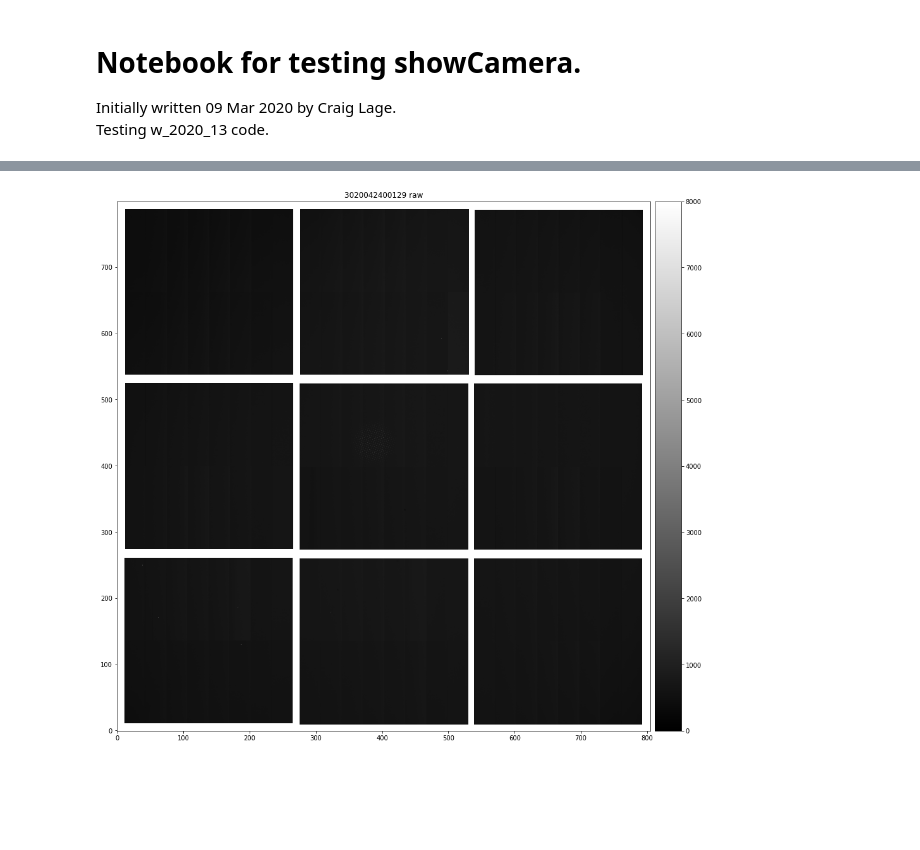
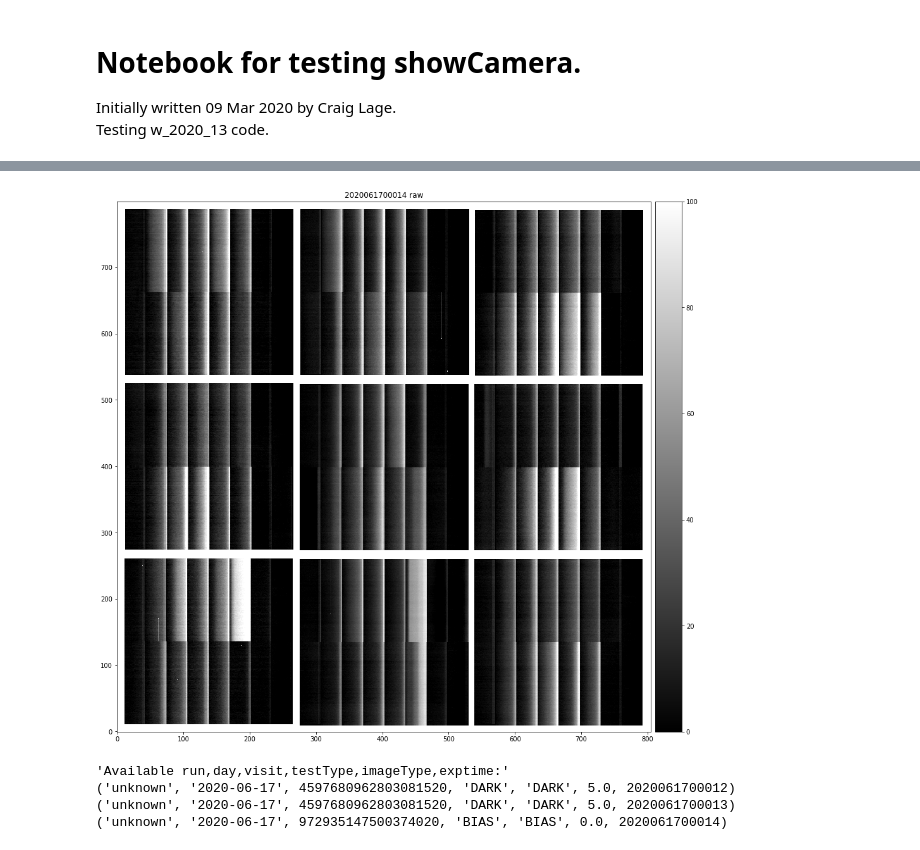
Before and after one commit to bstalder/notebooks, a Jupyter notebook: eotesting/Test_showCamera_w_2020_13_04Apr20.ipynb, the cells around one changed output, grey strips where cells are left out. Drawn from its saved outputs; the diff is of its cells as text; code cells hidden in the pictures; blank space fills up the shorter version.

```diff
--- a/eotesting/Test_showCamera_w_2020_13_04Apr20.ipynb
+++ b/eotesting/Test_showCamera_w_2020_13_04Apr20.ipynb
@@ -23,28 +22,41 @@ def myCallback(im, ccd, imageSource):
                                        subtractBias=True, correctGain=True)
     return oim
 # %%
-REPO_DIR = '/lsstdata/offline/teststand/comcam/CCS/gen2repo'
+REPO_DIR = '/lsstdata/offline/teststand/comcam/Archiver/gen2repo'
+#REPO_DIR = '/lsstdata/offline/teststand/comcam/CCS/gen2repo'
+#REPO_DIR = '/lsstdata/offline/teststand/NCSA_comcam/gen2repo'
+
 butler = Butler(REPO_DIR)
-#visit = 3020030300064
-#visit = 3020030300034
-#visit = 3020042200012
-visit = 3020042400129
-dataId = dict(visit=visit, detector=94)
+visit = 2020061700014
+
+
+
+dataId = dict(expId=visit)
 camera = butler.get('camera')
 
 fig = plt.figure(figsize=(16,16))
 disp = afwDisplay.Display(1, "matplotlib")
-disp.scale('linear', 0, max=8000)
+disp.scale('linear', 0, max=100)
 
 dataType='raw'
 mos = camGeomUtils.showCamera(camera, \
-                              camGeomUtils.ButlerImage(butler, dataType, visit=dataId["visit"], \
+                              camGeomUtils.ButlerImage(butler, dataType, expId=dataId["expId"], \
                                                         verbose=False, callback = myCallback,\
 #                                                        verbose=False, callback = camGeomUtils.rawCallback,\
                                                       background = np.nan),\
-#                              binSize=16, detectorNameList=[90,91,92,93,94,95,96,97,98], display=disp, overlay=False, \
+#                              binSize=16, detectorNameList=[0,1,2,3,4,5,6,7,8], display=disp, overlay=False, \
                               binSize=16, display=disp, overlay=False, \
                               title="%d %s" % (visit, dataType))
 #fig.savefig(REPO_DIR+'plots/Pinhole_w_2020_13_04Apr20.png')
 # %% [output]
-[figure, old version]
+[figure, new version]
+# %%
+print(repr("Available run,day,visit,testType,imageType,exptime:"))
+exposures=butler.queryMetadata('raw', ['run','dayObs','visit','testType','imageType','exptime','expId'],dayObs='2020-06-17',run='unknown')
+for i in range(0,len(exposures)):
+    print(exposures[i])
+# %% [output]
+'Available run,day,visit,testType,imageType,exptime:'
+('unknown', '2020-06-17', 4597680962803081520, 'DARK', 'DARK', 5.0, 2020061700012)
+('unknown', '2020-06-17', 4597680962803081520, 'DARK', 'DARK', 5.0, 2020061700013)
+('unknown', '2020-06-17', 972935147500374020, 'BIAS', 'BIAS', 0.0, 2020061700014)
```
Also changed, not shown: parts of 1 cell of this notebook.
